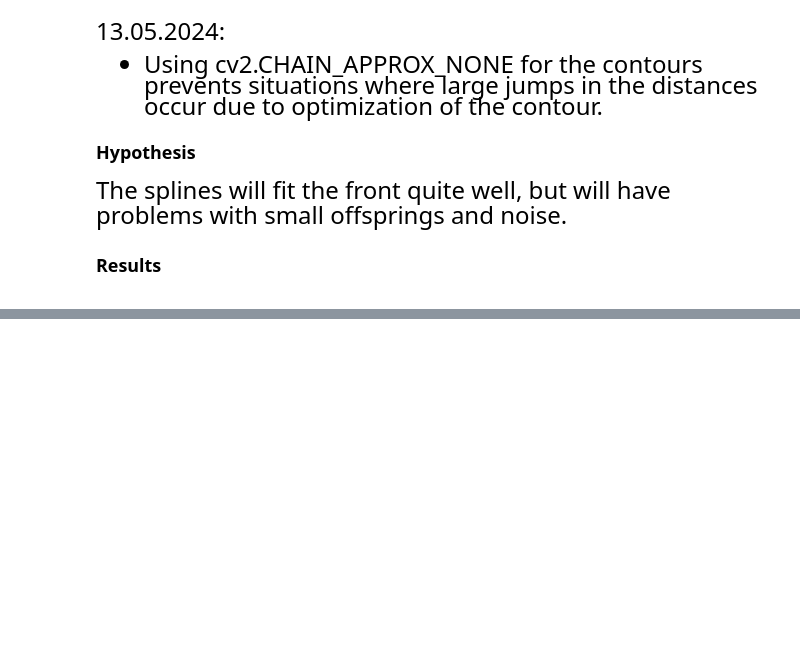
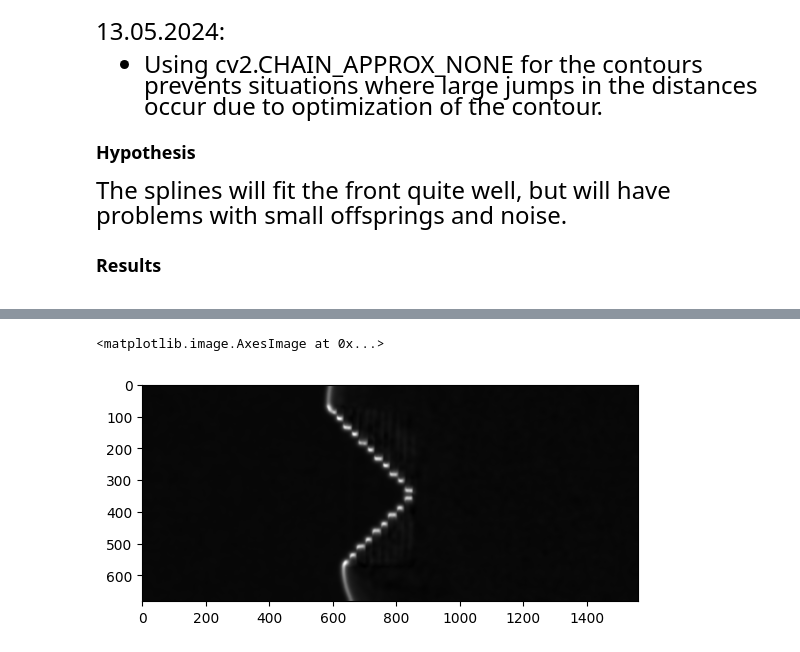
Before and after one commit to c3di/PropaTrack, a Jupyter notebook: experiments.ipynb, the cells around one changed output, grey strips where cells are left out. Saved outputs shown, nothing was run; the diff lists cells and outputs as text; code cells hidden in the pictures; blank space fills up the shorter version.

```diff
--- a/experiments.ipynb
+++ b/experiments.ipynb
@@ -597,0 +641,10 @@ plot_pipeline_steps("videos/no_shape.mp4", 53, 54)
+# %%
+frames = get_video_frames("videos/vertical_lines.mp4")
+
+denoised0 = restoration.denoise_tv_chambolle(frames[110], weight=0.5)
+denoised1 = restoration.denoise_tv_chambolle(frames[111], weight=0.5)
+
+plt.imshow(denoised1 - denoised0, cmap="gray")
+# %% [output]
+<matplotlib.image.AxesImage at 0x...>
+[figure, added]
```
Also changed, not shown: parts of 14 cells of this notebook, 2 other files.
